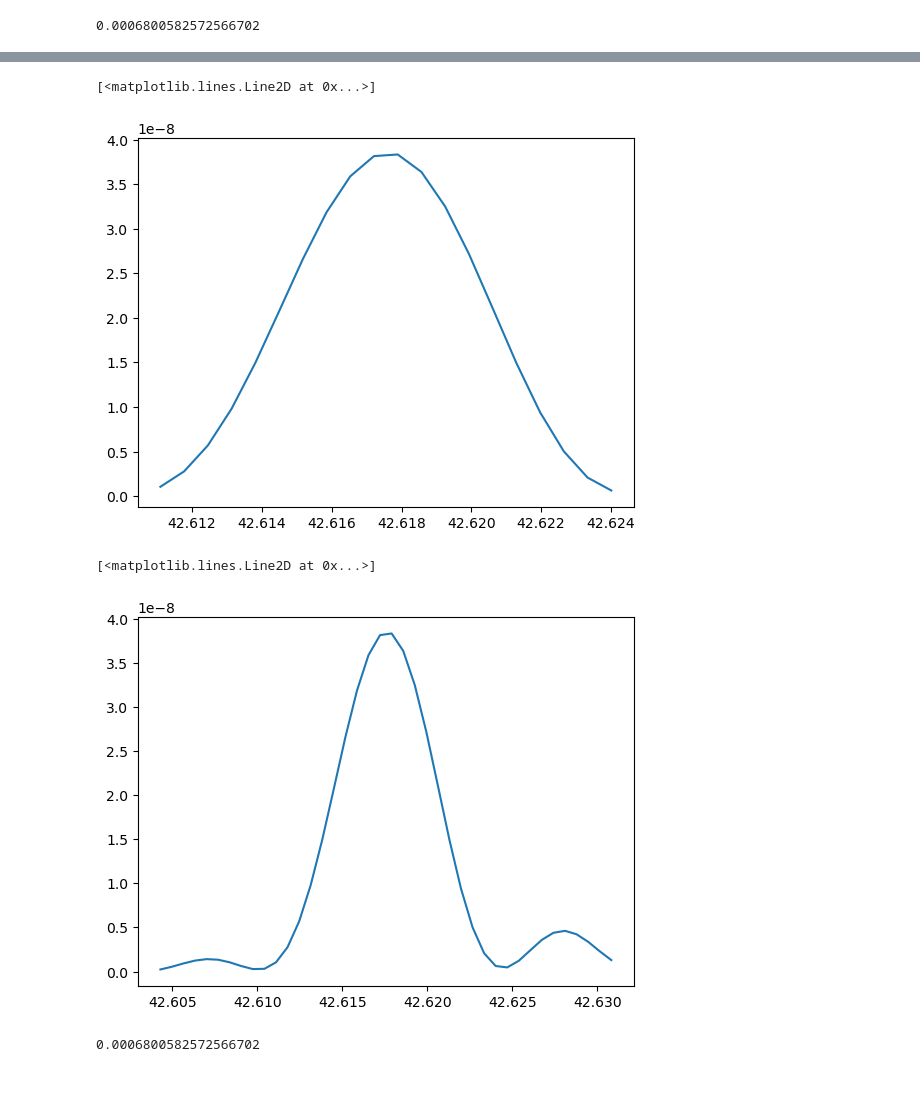
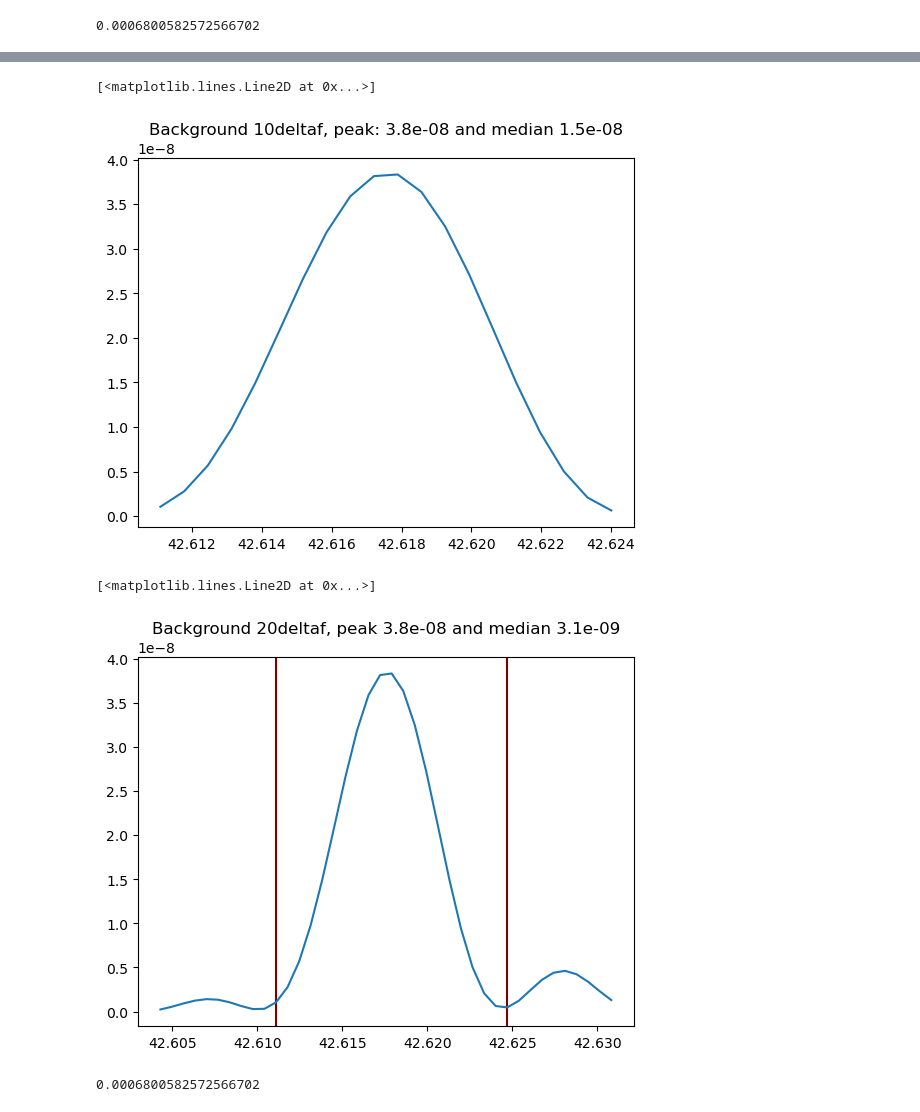
Before and after one commit to Hoggnation/cataloging_coherent_oscillators, a Jupyter notebook: threshold_function.ipynb, the cells around one changed output, grey strips where cells are left out. Cells and saved outputs as stored; diff of their text form; code cells hidden in the pictures; blank space fills up the shorter version.

```diff
--- a/threshold_function.ipynb
+++ b/threshold_function.ipynb
@@ -138,13 +172,17 @@ rightside: [7.24277204e-08 6.53791063e-08 5.49689400e-08 4.28857066e-08
 # %%
+plt.title("Background 10deltaf, peak: 3.8e-08 and median 1.5e-08")
 plt.plot(freq_values[62667-10:62667+10], power_values[62667-10:62667+10])
 # %% [output]
 [<matplotlib.lines.Line2D at 0x...>]
-[figure, old version]
+[figure, new version]
 # %%
+plt.title("Background 20deltaf, peak 3.8e-08 and median 3.1e-09")
+plt.axvline(x = freq_values[62667-10], color = 'maroon')
+plt.axvline(x = freq_values[62667+10], color = 'maroon')
 plt.plot(freq_values[62667-20:62667+20], power_values[62667-20:62667+20])
 # %% [output]
 [<matplotlib.lines.Line2D at 0x...>]
-[figure, old version]
+[figure, new version]
 # %%
 print(delta_f)
 # %% [output]
```
Also changed, not shown: parts of 12 cells of this notebook.
